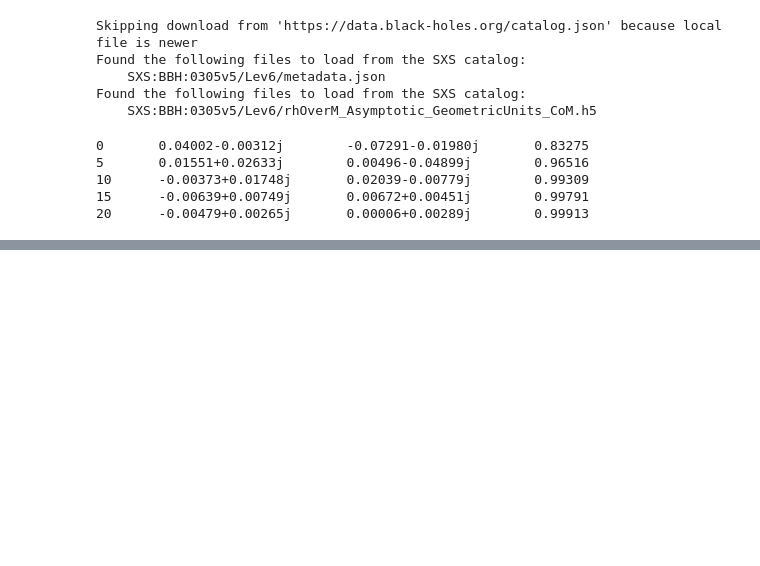
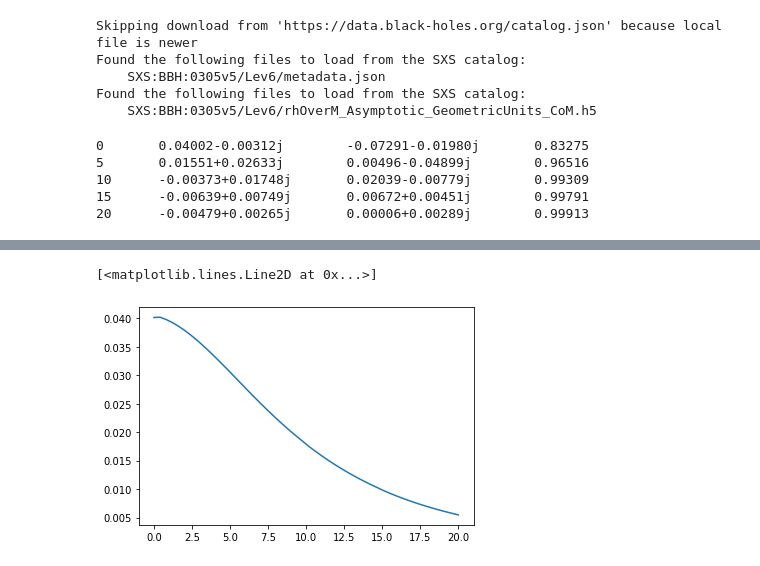
Before and after one commit to eliotfinch/qnmfits, a Jupyter notebook: examples/code_comparison.ipynb, the cells around one changed output, grey strips where cells are left out. Drawn from its saved outputs; the diff is of its cells as text; code cells hidden in the pictures; blank space fills up the shorter version.

```diff
--- a/examples/code_comparison.ipynb
+++ b/examples/code_comparison.ipynb
@@ -88 +95,7 @@ fig.savefig('fig3.png', dpi=120)
 [figure]
+# %%
+fig, ax = plt.subplots()
+ax.plot(t0_array, abs(amps))
+# %% [output]
+[<matplotlib.lines.Line2D at 0x...>]
+[figure, added]
```
Also changed, not shown: parts of 3 cells of this notebook, 1 other file.
